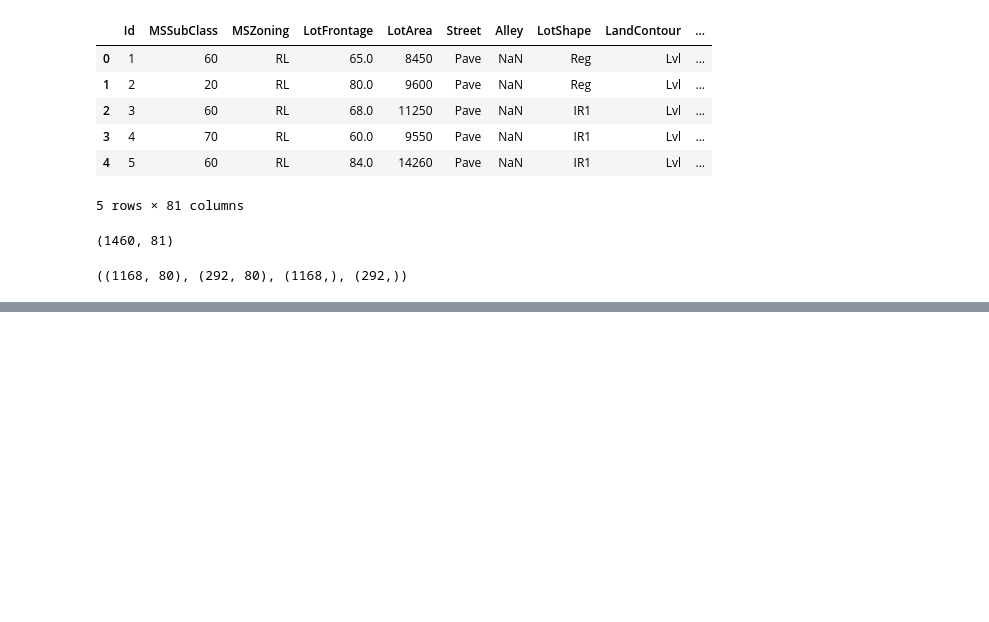
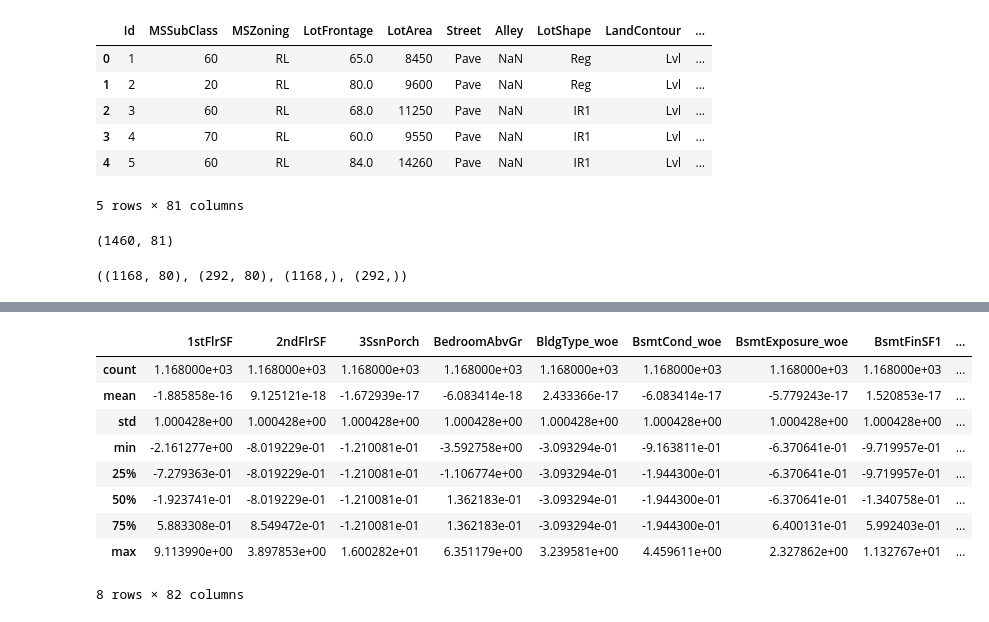
Before and after one commit to nmach22/house-prices-ml, a Jupyter notebook: house-prices.ipynb, the cells around one changed output, grey strips where cells are left out. Saved outputs shown, nothing was run; the diff lists cells and outputs as text; code cells hidden in the pictures; blank space fills up the shorter version.

```diff
--- a/house-prices.ipynb
+++ b/house-prices.ipynb
@@ -100,0 +142,4 @@ X_test_predictions = predict_mean(X_test)
+# %%
+s = X_train[cat_cols].nunique()
+print(len(s) + len(num_cols))
+s
@@ -100,0 +165,5 @@ X_test_predictions = predict_mean(X_test)
+# %%
+threshold = 3
+
+woe_columns = list(s[s > threshold].index)
+one_hot_columns = list(s[s <= threshold].index)
@@ -100,0 +357,13 @@ X_test_predictions = predict_mean(X_test)
+# %%
+X_train_scaled_df.describe()
+# %% [output]
+|  | 1stFlrSF | 2ndFlrSF | 3SsnPorch | BedroomAbvGr | BldgType_woe | BsmtCond_woe | BsmtExposure_woe | BsmtFinSF1 | ... |
+| count | 1.168000e+03 | 1.168000e+03 | 1.168000e+03 | 1.168000e+03 | 1.168000e+03 | 1.168000e+03 | 1.168000e+03 | 1.168000e+03 | ... |
+| mean | -1.885858e-16 | 9.125121e-18 | -1.672939e-17 | -6.083414e-18 | 2.433366e-17 | -6.083414e-17 | -5.779243e-17 | 1.520853e-17 | ... |
+| std | 1.000428e+00 | 1.000428e+00 | 1.000428e+00 | 1.000428e+00 | 1.000428e+00 | 1.000428e+00 | 1.000428e+00 | 1.000428e+00 | ... |
+| min | -2.161277e+00 | -8.019229e-01 | -1.210081e-01 | -3.592758e+00 | -3.093294e-01 | -9.163811e-01 | -6.370641e-01 | -9.719957e-01 | ... |
+| 25% | -7.279363e-01 | -8.019229e-01 | -1.210081e-01 | -1.106774e+00 | -3.093294e-01 | -1.944300e-01 | -6.370641e-01 | -9.719957e-01 | ... |
+| 50% | -1.923741e-01 | -8.019229e-01 | -1.210081e-01 | 1.362183e-01 | -3.093294e-01 | -1.944300e-01 | -6.370641e-01 | -1.340758e-01 | ... |
+| 75% | 5.883308e-01 | 8.549472e-01 | -1.210081e-01 | 1.362183e-01 | -3.093294e-01 | -1.944300e-01 | 6.400131e-01 | 5.992403e-01 | ... |
+| max | 9.113990e+00 | 3.897853e+00 | 1.600282e+01 | 6.351179e+00 | 3.239581e+00 | 4.459611e+00 | 2.327862e+00 | 1.132767e+01 | ... |
+8 rows × 82 columns
```
Also changed, not shown: parts of 30 cells of this notebook.
